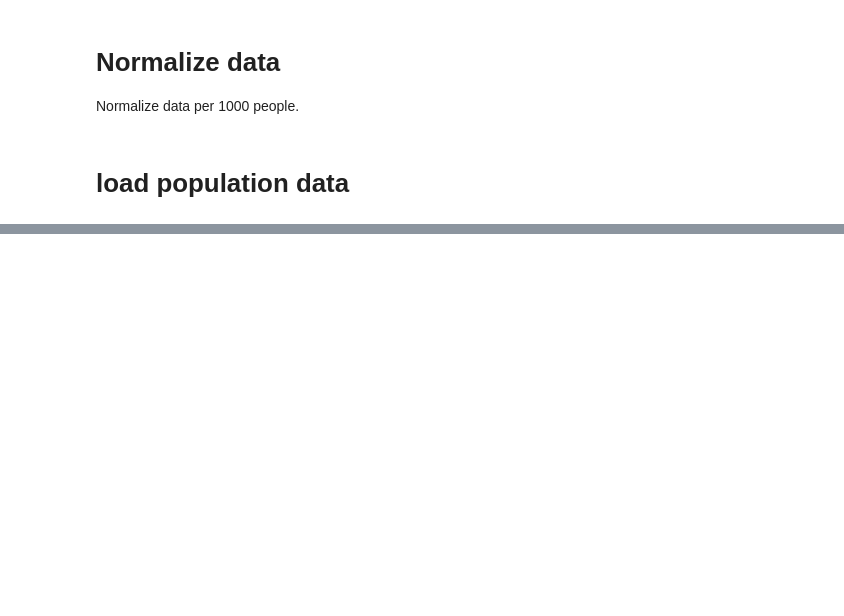
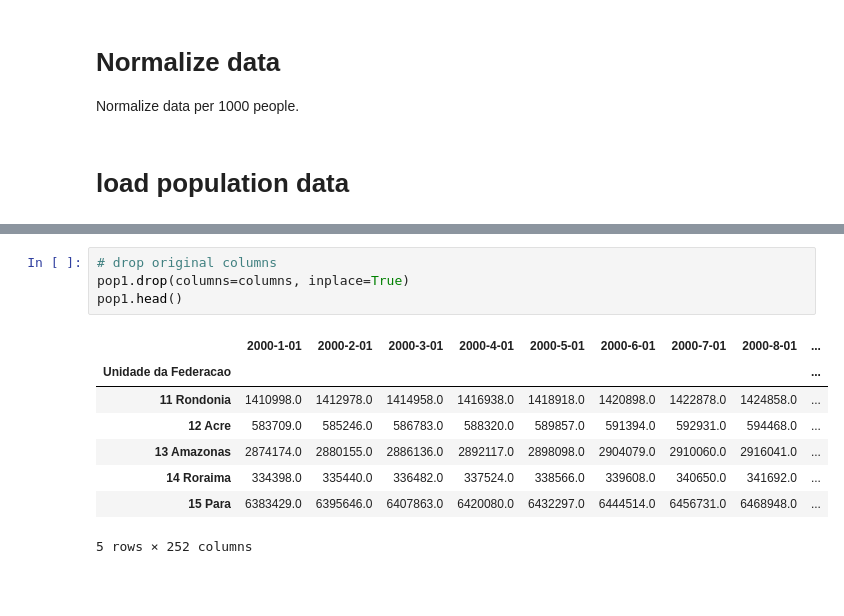
Before and after one commit to luizamfsantos/Brazil-Healthcare-Workforce-Analysis, a Jupyter notebook: Codigo/src/Preprocessamento de Dados/data_cleaning.ipynb, the cells around one changed output, grey strips where cells are left out. Drawn from its saved outputs; the diff is of its cells as text; blank space fills up the shorter version.

```diff
--- a/Codigo/src/Preprocessamento de Dados/data_cleaning.ipynb
+++ b/Codigo/src/Preprocessamento de Dados/data_cleaning.ipynb
@@ -60,0 +122,15 @@ Normalize data per 1000 people.
+# %%
+# drop original columns
+pop1.drop(columns=columns, inplace=True)
+pop1.head()
+# %% [output]
+|  | 2000-1-01 | 2000-2-01 | 2000-3-01 | 2000-4-01 | 2000-5-01 | 2000-6-01 | 2000-7-01 | 2000-8-01 | ... |
+| Unidade da Federacao |  |  |  |  |  |  |  |  | ... |
+| 11 Rondonia | 1410998.0 | 1412978.0 | 1414958.0 | 1416938.0 | 1418918.0 | 1420898.0 | 1422878.0 | 1424858.0 | ... |
+| 12 Acre | 583709.0 | 585246.0 | 586783.0 | 588320.0 | 589857.0 | 591394.0 | 592931.0 | 594468.0 | ... |
+| 13 Amazonas | 2874174.0 | 2880155.0 | 2886136.0 | 2892117.0 | 2898098.0 | 2904079.0 | 2910060.0 | 2916041.0 | ... |
+| 14 Roraima | 334398.0 | 335440.0 | 336482.0 | 337524.0 | 338566.0 | 339608.0 | 340650.0 | 341692.0 | ... |
+| 15 Para | 6383429.0 | 6395646.0 | 6407863.0 | 6420080.0 | 6432297.0 | 6444514.0 | 6456731.0 | 6468948.0 | ... |
+5 rows × 252 columns
+# %% [markdown]
+#
```
Also changed, not shown: parts of 12 cells of this notebook.
